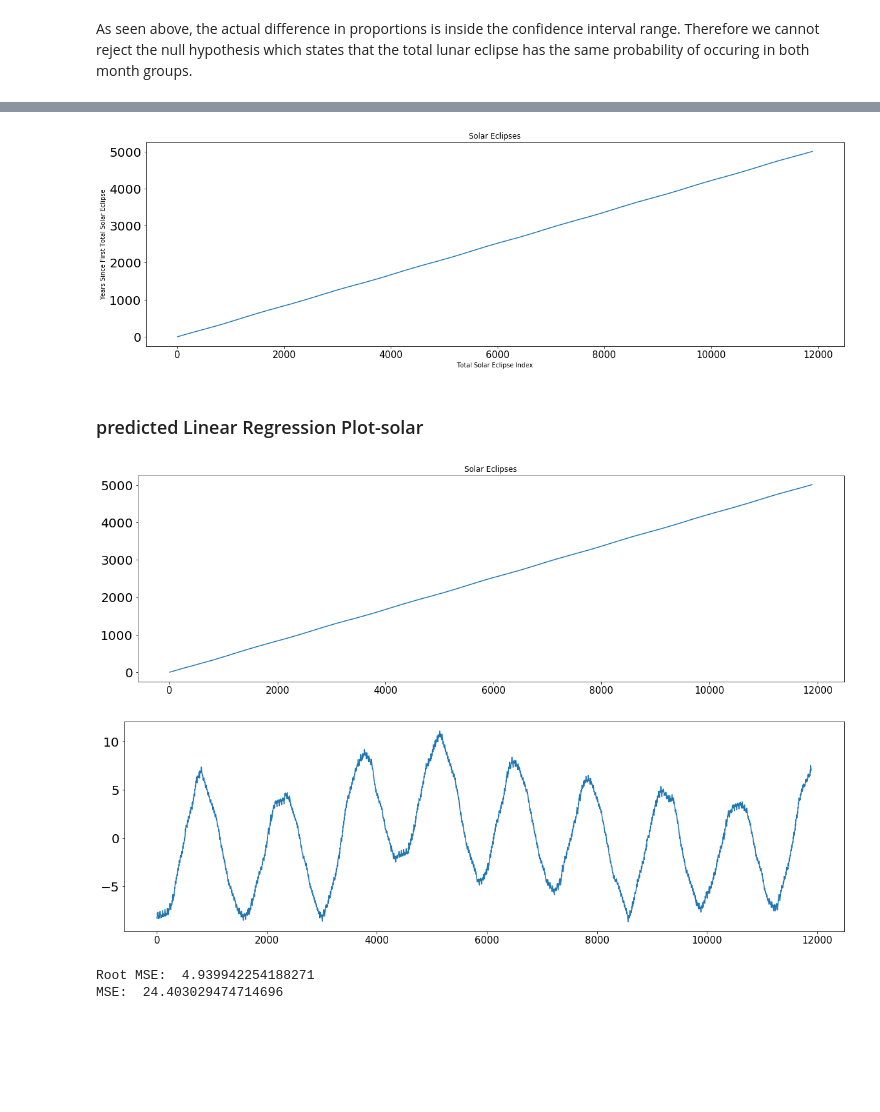
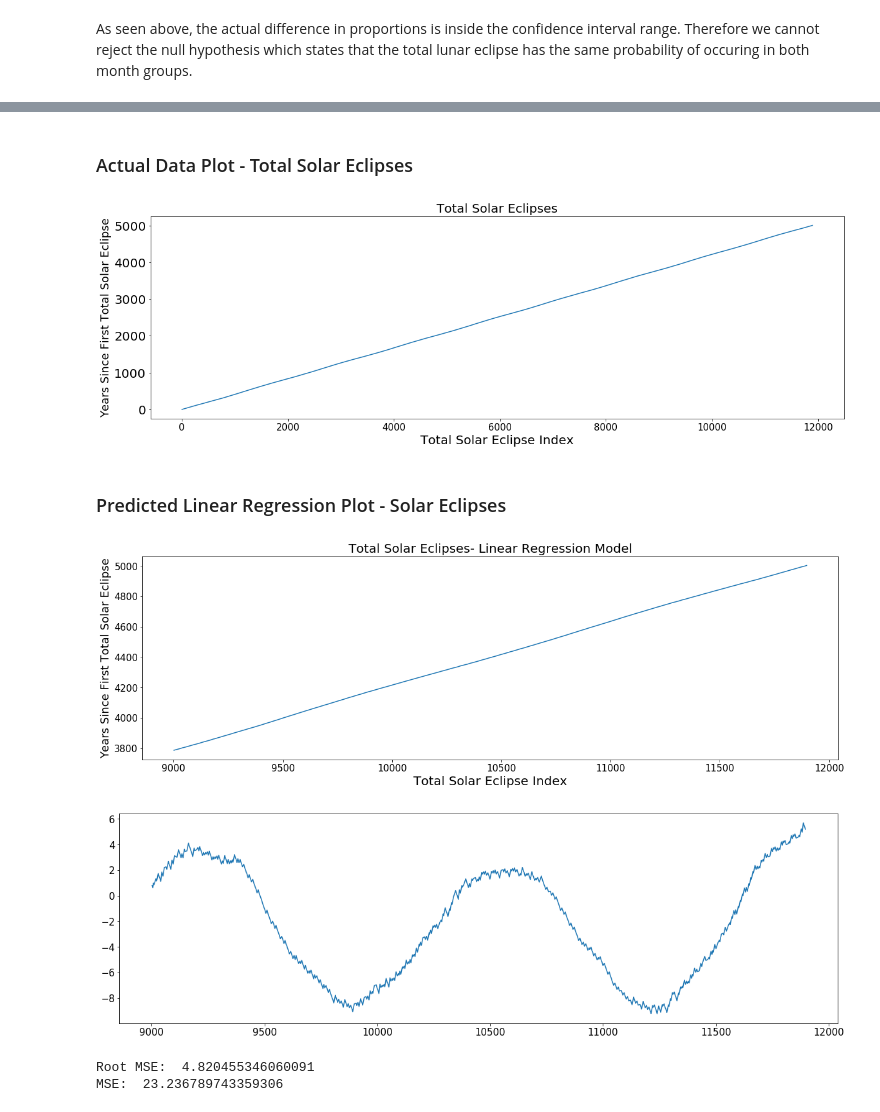
Before and after one commit to rachelraikar/Capstone1-Eclipses, a Jupyter notebook: Solar-and-Lunar-Eclipse-Capstone.ipynb, the cells around one changed output, grey strips where cells are left out. Saved outputs shown, nothing was run; the diff lists cells and outputs as text; code cells hidden in the pictures; blank space fills up the shorter version.

```diff
--- a/Solar-and-Lunar-Eclipse-Capstone.ipynb
+++ b/Solar-and-Lunar-Eclipse-Capstone.ipynb
@@ -643,0 +633,13 @@ x_solar, y_solar = get_linreg_format(total_solar)
+# %%
+# Creating chronological Train-Test split
+
+X_solar, Y_solar = get_linreg_format(total_solar)
+X_lunar, Y_lunar = get_linreg_format(total_lunar)
+
+X_solar = X_solar.reshape(-1, 1)
+Y_solar = Y_solar.reshape(-1, 1)
+X_lunar = X_lunar.reshape(-1, 1)
+Y_lunar = Y_lunar.reshape(-1, 1)
+
+X_train_solar, X_test_solar, Y_train_solar, Y_test_solar = train_test_ordered(X_solar, Y_solar, 0.75)
+X_train_lunar, X_test_lunar, Y_train_lunar, Y_test_lunar = train_test_ordered(X_lunar, Y_lunar, 0.75)
@@ -644,52 +660,62 @@ x_solar, y_solar = get_linreg_format(total_solar)
+# %% [markdown]
+### Actual Data Plot - Total Solar Eclipses
 # %%
 #plot the actual data
-_ = plt.plot(x_solar, y_solar)
-_ = plt.xlabel('Total Solar Eclipse Index')
-_ = plt.ylabel('Years Since First Total Solar Eclipse')
-_ = plt.title('Solar Eclipses')
+_ = plt.plot(X_solar, Y_solar)
+_ = plt.rcParams['xtick.labelsize']=15
+_ = plt.rcParams['ytick.labelsize']=15
+_ = plt.xlabel('Total Solar Eclipse Index',size=20)
+_ = plt.ylabel('Years Since First Total Solar Eclipse',size=18)
+_ = plt.title('Total Solar Eclipses',size=20)
+_ = plt.savefig('solar_actual.png')
 _ = plt.show()
 # %% [output]
-[figure, old version]
+[figure, new version]
 # %% [markdown]
-### predicted Linear Regression Plot-solar
+### Predicted Linear Regression Plot - Solar Eclipses
 # %%
 from sklearn.linear_model import LinearRegression
 from sklearn.metrics import mean_squared_error
 
 #create Linear Regression model
 lr_solar = LinearRegression()
 
 #fit the model to the solar eclipse data
-lr_solar.fit(x_solar.reshape(-1, 1), y_solar)
+lr_solar.fit(X_train_solar, Y_train_solar)
 
 #predict the eclipses
-y_predicted = lr_solar.predict(x_solar.reshape(-1, 1))
+Y_predicted = lr_solar.predict(X_test_solar)
 
 #compute difference between predicted and actual
-y_diff = y_predicted - y_solar
+Y_diff = Y_predicted - Y_test_solar
 
 
 #plots the predicted data with x:star index, and y:years from start date
-_ = plt.plot(x_solar, y_solar)
-_ = plt.title('Solar Eclipses')
+_ = plt.plot(X_test_solar, Y_test_solar)
+_ = plt.rcParams['xtick.labelsize']=15
+_ = plt.rcParams['ytick.labelsize']=15
+_ = plt.xlabel('Total Solar Eclipse Index',size=20)
+_ = plt.ylabel('Years Since First Total Solar Eclipse',size=18)
+_ = plt.title('Total Solar Eclipses- Linear Regression Model',size=20)
+_ = plt.savefig('Total Solar Eclipses- Linear Regression.png')
 _ = plt.show()
 import math
 
 #plots the difference between the predicted and actual
-_ = plt.plot(x_solar, y_diff)
+_ = plt.plot(X_test_solar, Y_diff)
 #cos_x = [-10 * math.cos(val/180) for val in x_solar]
 #_ = plt.plot(x_solar, cos_x)
 _ = plt.show()
 
-print('Root MSE: ', np.sqrt(mean_squared_error(y_solar, y_predicted)))
-print('MSE: ', mean_squared_error(y_solar, y_predicted))
+print('Root MSE: ', np.sqrt(mean_squared_error(Y_test_solar, Y_predicted)))
+print('MSE: ', mean_squared_error(Y_test_solar, Y_predicted))
 
 #y_predicted_new = y_predicted - cos_x
 #_ = plt.plot(x_solar, y_predicted_new)
 #print('MSE: ', mean_squared_error(y_solar, y_predicted_new))
 # %% [output]
-[figure, old version]
+[figure, new version]
-[figure, old version]
+[figure, new version]
-Root MSE:  4.939942254188271
-MSE:  24.403029474714696
+Root MSE:  4.820455346060091
+MSE:  23.236789743359306
 # %%
```
Also changed, not shown: parts of 72 cells of this notebook.
